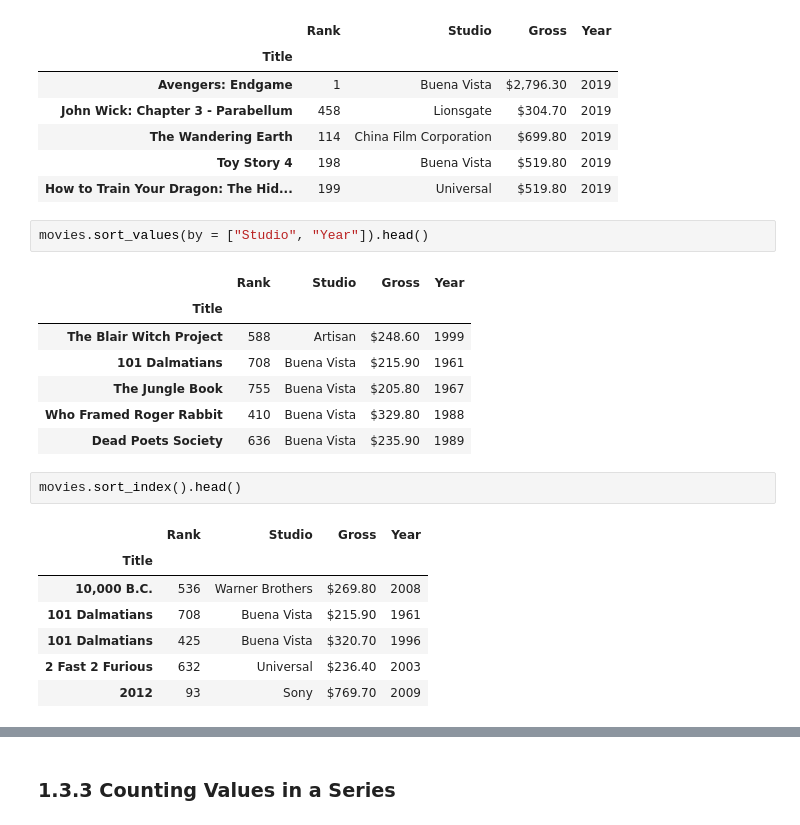
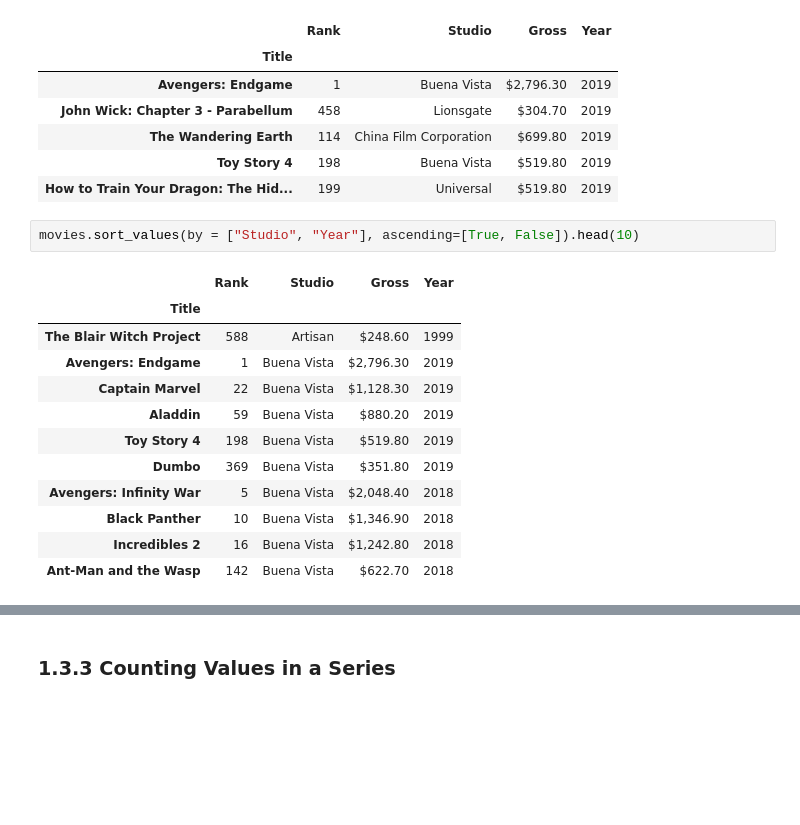
Before and after one commit to brownsloth/3by3, a Jupyter notebook: chapter_01_introducing_pandas/chapter_01_introducing_pandas.ipynb, the cells around one changed output, grey strips where cells are left out. Drawn from its saved outputs; the diff is of its cells as text; blank space fills up the shorter version.

```diff
--- a/chapter_01_introducing_pandas/chapter_01_introducing_pandas.ipynb
+++ b/chapter_01_introducing_pandas/chapter_01_introducing_pandas.ipynb
@@ -113,22 +140,17 @@ movies.sort_values(by = "Year", ascending = False).head()
 | Toy Story 4 | 198 | Buena Vista | $519.80 | 2019 |
 | How to Train Your Dragon: The Hid... | 199 | Universal | $519.80 | 2019 |
 # %%
-movies.sort_values(by = ["Studio", "Year"]).head()
+movies.sort_values(by = ["Studio", "Year"], ascending=[True, False]).head(10)
 # %% [output]
 |  | Rank | Studio | Gross | Year |
 | Title |  |  |  |  |
 | The Blair Witch Project | 588 | Artisan | $248.60 | 1999 |
-| 101 Dalmatians | 708 | Buena Vista | $215.90 | 1961 |
-| The Jungle Book | 755 | Buena Vista | $205.80 | 1967 |
-| Who Framed Roger Rabbit | 410 | Buena Vista | $329.80 | 1988 |
-| Dead Poets Society | 636 | Buena Vista | $235.90 | 1989 |
+| Avengers: Endgame | 1 | Buena Vista | $2,796.30 | 2019 |
+| Captain Marvel | 22 | Buena Vista | $1,128.30 | 2019 |
+| Aladdin | 59 | Buena Vista | $880.20 | 2019 |
+| Toy Story 4 | 198 | Buena Vista | $519.80 | 2019 |
+| Dumbo | 369 | Buena Vista | $351.80 | 2019 |
+| Avengers: Infinity War | 5 | Buena Vista | $2,048.40 | 2018 |
+| Black Panther | 10 | Buena Vista | $1,346.90 | 2018 |
+| Incredibles 2 | 16 | Buena Vista | $1,242.80 | 2018 |
+| Ant-Man and the Wasp | 142 | Buena Vista | $622.70 | 2018 |
-# %%
-movies.sort_index().head()
-# %% [output]
-|  | Rank | Studio | Gross | Year |
-| Title |  |  |  |  |
-| 10,000 B.C. | 536 | Warner Brothers | $269.80 | 2008 |
-| 101 Dalmatians | 708 | Buena Vista | $215.90 | 1961 |
-| 101 Dalmatians | 425 | Buena Vista | $320.70 | 1996 |
-| 2 Fast 2 Furious | 632 | Universal | $236.40 | 2003 |
-| 2012 | 93 | Sony | $769.70 | 2009 |
```
Also changed, not shown: parts of 28 cells of this notebook.
